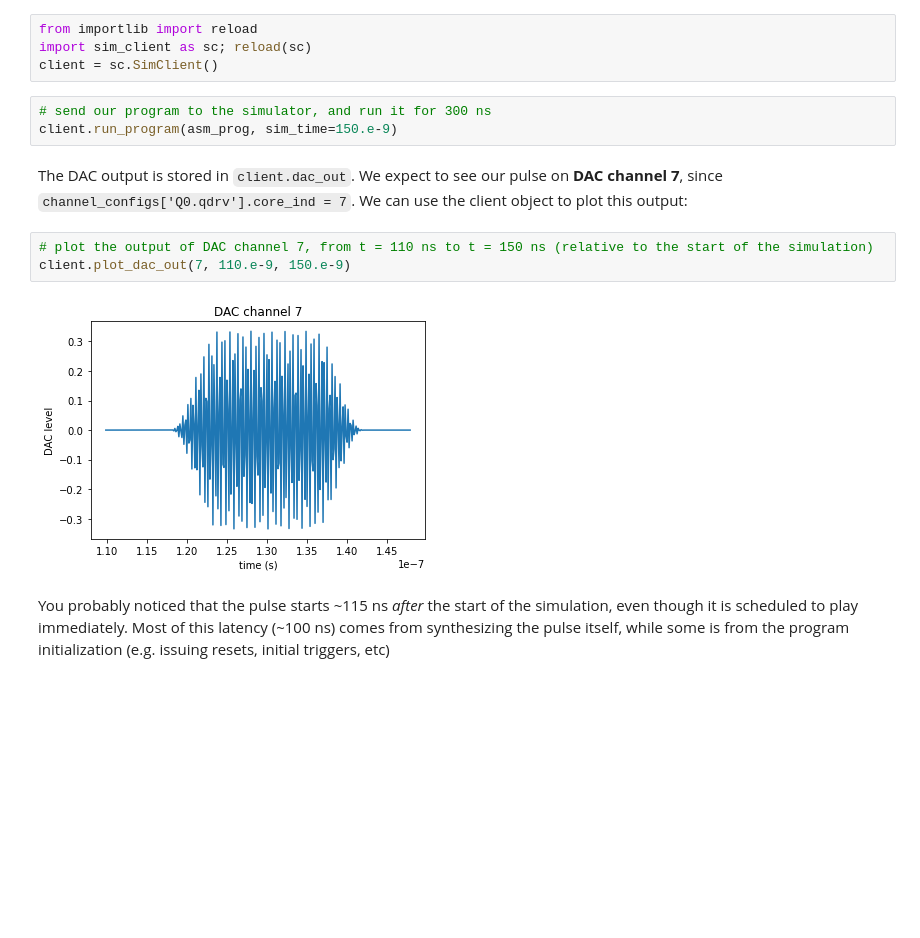
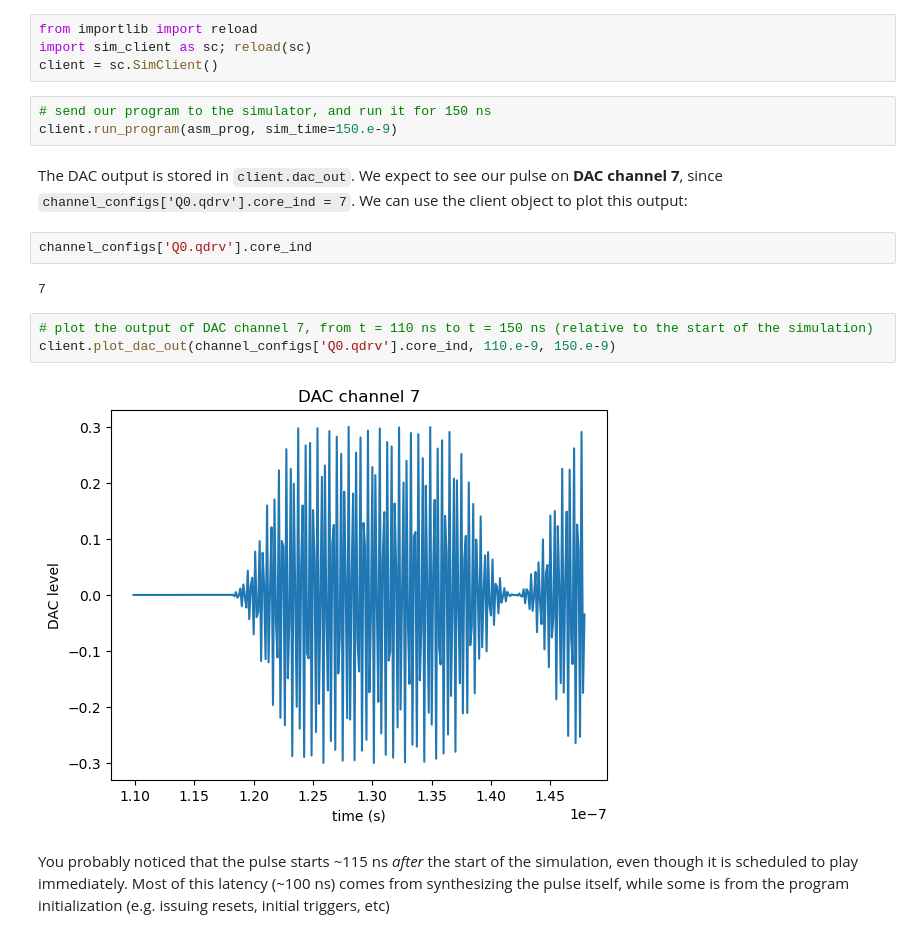
Before and after one commit to lblQubic/qce23tutorial, a Jupyter notebook: Simulating Pulse Outputs Part 1.ipynb, the cells around one changed output. Drawn from its saved outputs; the diff is of its cells as text; blank space fills up the shorter version.

Commit message:
updates to notebook, fix ADC bug in client

```diff
--- a/Simulating Pulse Outputs Part 1.ipynb
+++ b/Simulating Pulse Outputs Part 1.ipynb
@@ -120,15 +137,19 @@ from importlib import reload
 import sim_client as sc; reload(sc)
 client = sc.SimClient()
 # %%
-# send our program to the simulator, and run it for 300 ns
+# send our program to the simulator, and run it for 150 ns
 client.run_program(asm_prog, sim_time=150.e-9)
 # %% [markdown]
 The DAC output is stored in `client.dac_out`. We expect to see our pulse on **DAC channel 7**, since `channel_configs['Q0.qdrv'].core_ind = 7`. We can use the client object to plot this output:
+# %%
+channel_configs['Q0.qdrv'].core_ind
+# %% [output]
+7
 # %%
 # plot the output of DAC channel 7, from t = 110 ns to t = 150 ns (relative to the start of the simulation)
-client.plot_dac_out(7, 110.e-9, 150.e-9)
+client.plot_dac_out(channel_configs['Q0.qdrv'].core_ind, 110.e-9, 150.e-9)
 # %% [output]
-[figure, old version]
+[figure, new version]
 # %% [markdown]
 You probably noticed that the pulse starts \~115 ns *after* the start of the simulation, even though it is scheduled to play immediately. Most of this latency (~100 ns) comes from synthesizing the pulse itself, while some is from the program initialization (e.g. issuing resets, initial triggers, etc)
 # %% [markdown]
```
Also changed, not shown: parts of 53 cells of this notebook, 2 other files.
